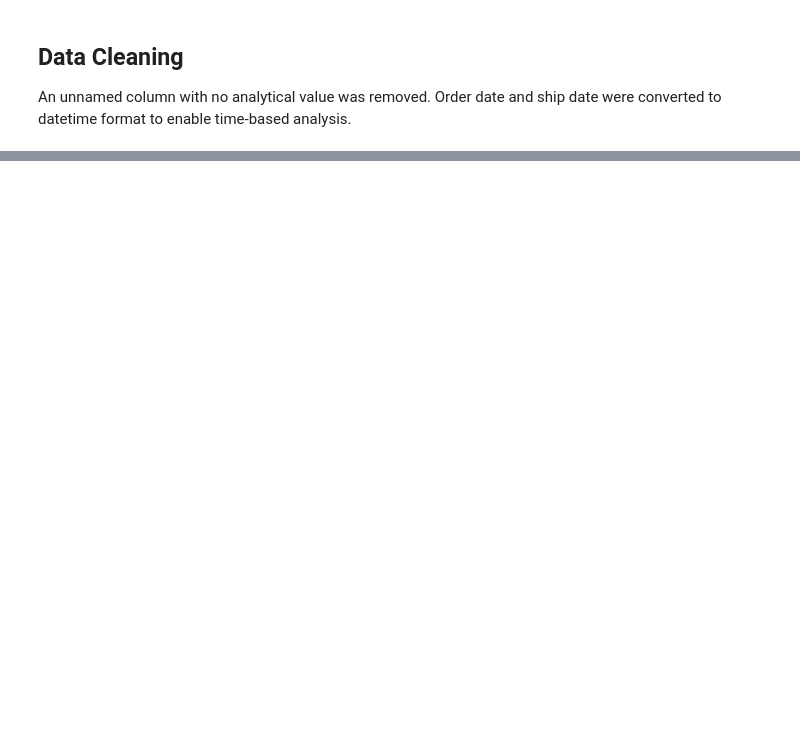
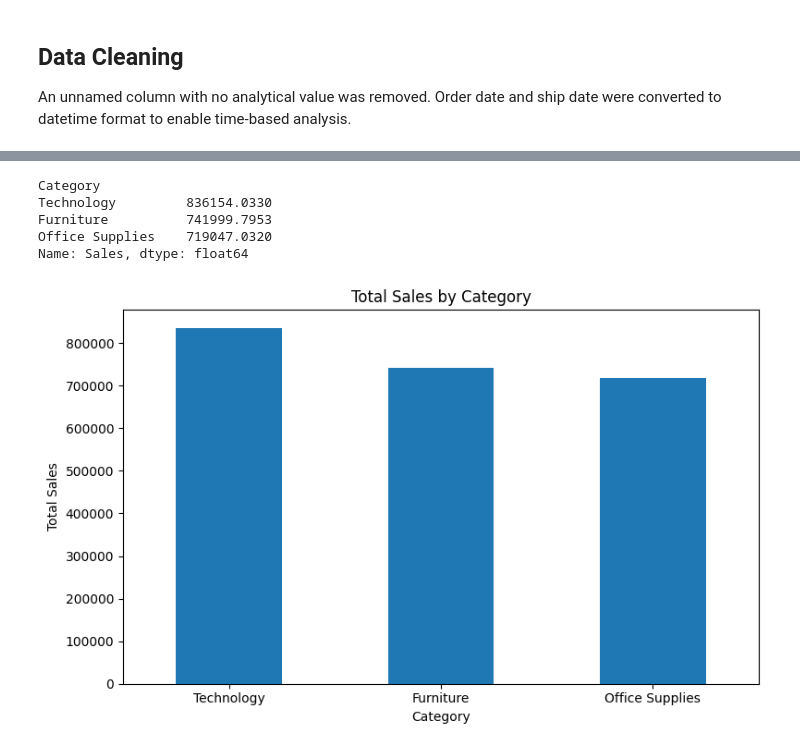
Before and after one commit to aiswarialajan124-png/Data-Analytics, a Jupyter notebook: 01-Sales-Performance-Analysis/notebooks/sales_analysis.ipynb, the cells around one changed output, grey strips where cells are left out. Saved outputs shown, nothing was run; the diff lists cells and outputs as text; code cells hidden in the pictures; blank space fills up the shorter version.

```diff
--- a/01-Sales-Performance-Analysis/notebooks/sales_analysis.ipynb
+++ b/01-Sales-Performance-Analysis/notebooks/sales_analysis.ipynb
@@ -84,0 +111,23 @@ df["YearMonth"] = df["Order Date"]
+# %%
+# Sales by Category
+sales_by_category = (
+    df.groupby("Category")["Sales"].sum().sort_values(ascending=False)
+)
+sales_by_category
+# %% [output]
+Category
+Technology         836154.0330
+Furniture          741999.7953
+Office Supplies    719047.0320
+Name: Sales, dtype: float64
+# %%
+# Category chart
+sales_by_category.plot(kind="bar", figsize=(8,5))
+plt.title("Total Sales by Category")
+plt.xlabel("Category")
+plt.ylabel("Total Sales")
+plt.xticks(rotation=0)
+plt.tight_layout()
+plt.show()
+# %% [output]
+[figure, added]
```
Also changed, not shown: parts of 12 cells of this notebook.
